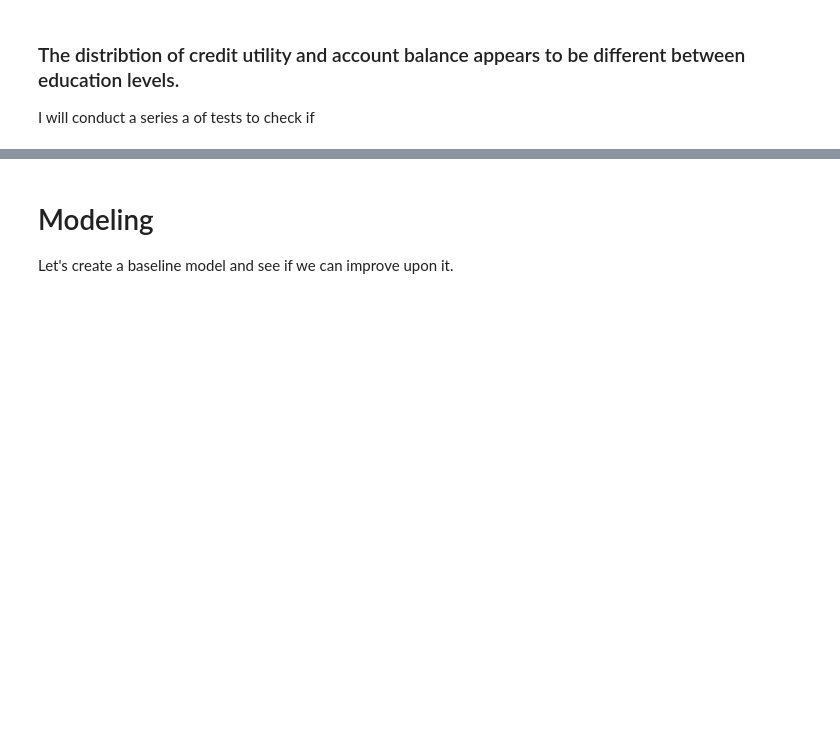
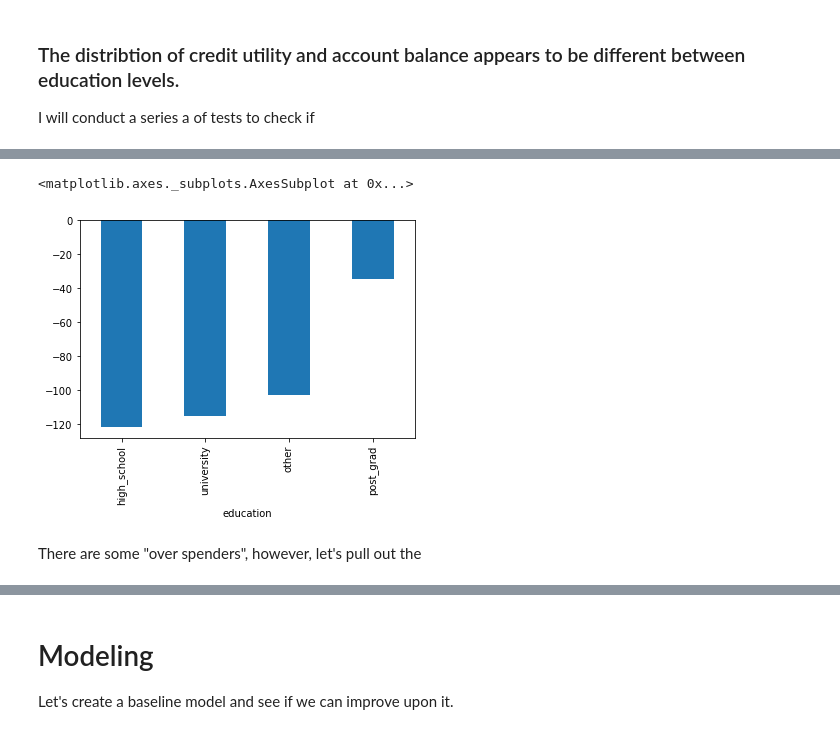
Before and after one commit to SlimHintz/credit-card-default-detection, a Jupyter notebook: dataComprehension.ipynb, the cells around one changed output, grey strips where cells are left out. Cells and saved outputs as stored; diff of their text form; code cells hidden in the pictures; blank space fills up the shorter version.

```diff
--- a/dataComprehension.ipynb
+++ b/dataComprehension.ipynb
@@ -438,2 +514,9 @@ non_default = df1[df1.default==0]
+# %%
+non_default.groupby('education').credit_utility.mean().sort_values().plot(kind='bar')
+# %% [output]
+<matplotlib.axes._subplots.AxesSubplot at 0x...>
+[figure, added]
+# %% [markdown]
+There are some "over spenders", however, let's pull out the
 # %%
 # %% [output]
```
Also changed, not shown: parts of 24 cells of this notebook, 1 other file.
